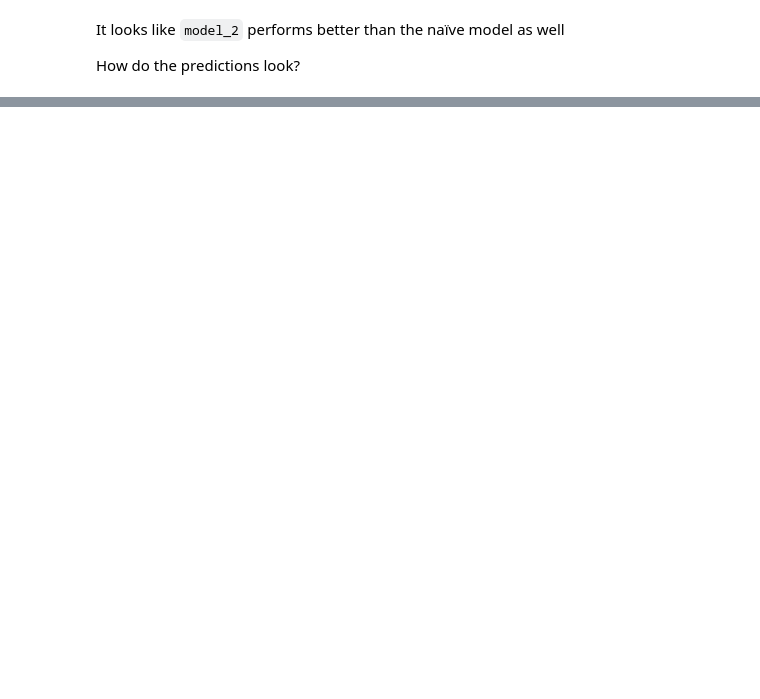
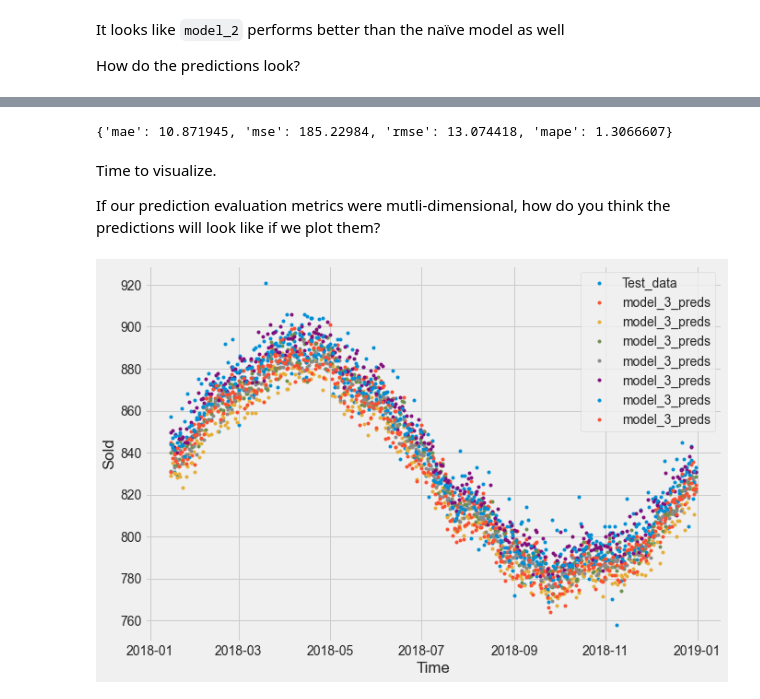
Before and after one commit to MANISH-KUMAR-CODES/forecasting-on-store-products, a Jupyter notebook: Time_Series_Forecasting_on_Store_Sales.ipynb, the cells around one changed output, grey strips where cells are left out. Cells and saved outputs as stored; diff of their text form; code cells hidden in the pictures; blank space fills up the shorter version.

```diff
--- a/Time_Series_Forecasting_on_Store_Sales.ipynb
+++ b/Time_Series_Forecasting_on_Store_Sales.ipynb
@@ -987,0 +994,6 @@ plot_time_series(timesteps=X_test[-len(test_windows):], values=model_2_preds, st
+# %%
+HORIZON = 7
+WINDOW_SIZE = 30
+
+full_windows, full_labels = make_windows(prices, window_size=WINDOW_SIZE, horizon=HORIZON)
+len(full_windows), len(full_labels)
@@ -987,0 +1004,3 @@ plot_time_series(timesteps=X_test[-len(test_windows):], values=model_2_preds, st
+# %%
+train_windows, test_windows, train_labels, test_labels = make_train_test_splits(windows=full_windows, labels=full_labels, test_split=0.2)
+len(train_windows), len(test_windows), len(train_labels), len(test_labels)
@@ -987,0 +1011,19 @@ plot_time_series(timesteps=X_test[-len(test_windows):], values=model_2_preds, st
+# %%
+tf.random.set_seed(42)
+
+# Create model (same as model_1 except with different data input size)
+model_3 = tf.keras.Sequential([
+  layers.Dense(128, activation="relu"),
+  layers.Dense(HORIZON)
+], name="model_3_dense")
+
+model_3.compile(loss="mae",
+                optimizer=tf.keras.optimizers.Adam())
+
+model_3.fit(train_windows,
+            train_labels,
+            batch_size=128,
+            epochs=100,
+            verbose=0,
+            validation_data=(test_windows, test_labels))
+            #callbacks=[create_model_checkpoint(model_name=model_3.name)])
@@ -987,0 +1044,5 @@ plot_time_series(timesteps=X_test[-len(test_windows):], values=model_2_preds, st
+# %%
+# The predictions are going to be 7 steps at a time (this is the HORIZON size)
+model_3_preds = make_preds(model_3,
+                           input_data=test_windows)
+model_3_preds[:5]
@@ -987,0 +1119,19 @@ plot_time_series(timesteps=X_test[-len(test_windows):], values=model_2_preds, st
+# %%
+# Get model_3 results aggregated to single values
+model_3_results = evaluate_preds(y_true=tf.squeeze(test_labels),
+                                 y_pred=model_3_preds)
+model_3_results
+# %% [output]
+{'mae': 10.871945, 'mse': 185.22984, 'rmse': 13.074418, 'mape': 1.3066607}
+# %% [markdown]
+Time to visualize.
+
+If our prediction evaluation metrics were mutli-dimensional, how do you think the predictions will look like if we plot them?
+# %%
+offset = 300
+plt.figure(figsize=(10, 7))
+plot_time_series(timesteps=X_test[-len(test_windows):], values=test_labels[:, 0], start=offset, label="Test_data")
+# Checking the shape of model_3_preds results in [n_test_samples, HORIZON] (this will screw up the plot)
+plot_time_series(timesteps=X_test[-len(test_windows):], values=model_3_preds, start=offset, label="model_3_preds")
+# %% [output]
+[figure, added]
```
Also changed, not shown: parts of 27 cells of this notebook.
